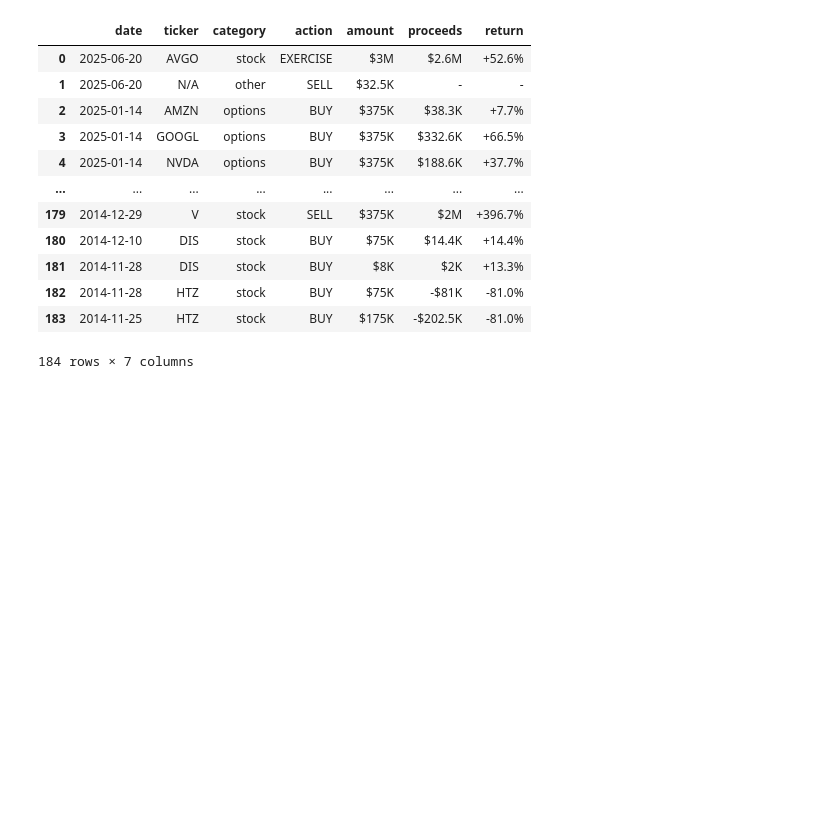
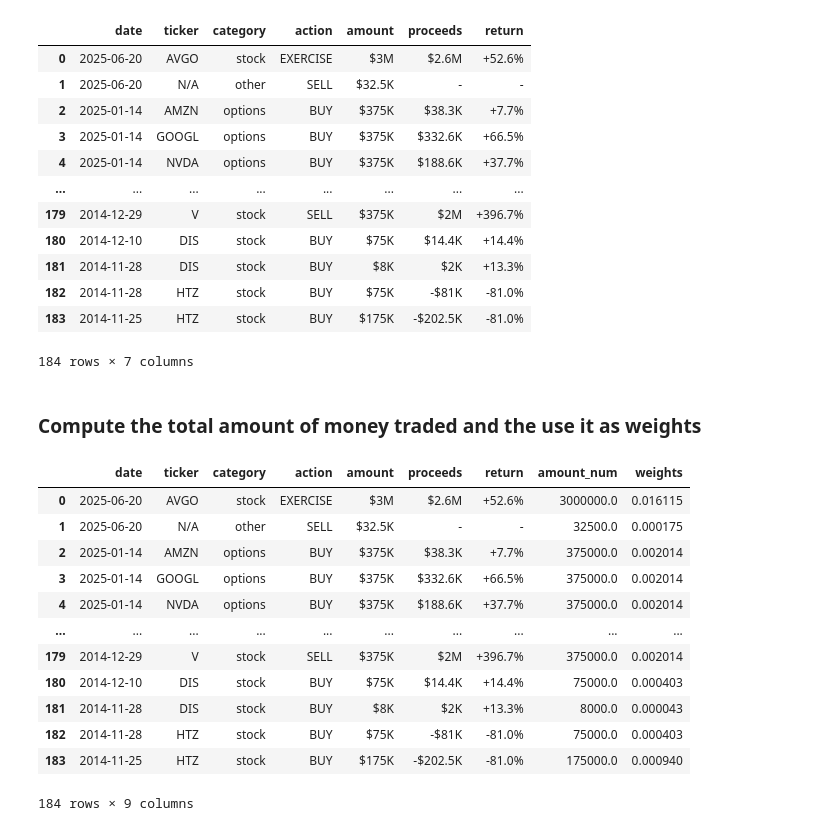
Before and after one commit to bendervi/nancy, a Jupyter notebook: data_analysis.ipynb, the cells around one changed output. Cells and saved outputs as stored; diff of their text form; code cells hidden in the pictures; blank space fills up the shorter version.

```diff
--- a/data_analysis.ipynb
+++ b/data_analysis.ipynb
@@ -210,3 +210,35 @@ df
 | 182 | 2014-11-28 | HTZ | stock | BUY | $75K | -$81K | -81.0% |
 | 183 | 2014-11-25 | HTZ | stock | BUY | $175K | -$202.5K | -81.0% |
 184 rows × 7 columns
+# %% [markdown]
+### Compute the total amount of money traded and the use it as weights
+# %%
+def money_to_number(x):
+    if x in ["-", None, ""]:
+        return 0
+    x = x.replace("$", "")
+    if "M" in x:
+        return float(x.replace("M", "")) * 1_000_000
+    if "K" in x:
+        return float(x.replace("K", "")) * 1_000
+    return float(x)
+
+df["amount_num"] = df["amount"].apply(money_to_number)
+
+df['weights'] = df['amount_num'] / df['amount_num'].sum()
+
+df
+# %% [output]
+|  | date | ticker | category | action | amount | proceeds | return | amount_num | weights |
+| 0 | 2025-06-20 | AVGO | stock | EXERCISE | $3M | $2.6M | +52.6% | 3000000.0 | 0.016115 |
+| 1 | 2025-06-20 | N/A | other | SELL | $32.5K | - | - | 32500.0 | 0.000175 |
+| 2 | 2025-01-14 | AMZN | options | BUY | $375K | $38.3K | +7.7% | 375000.0 | 0.002014 |
+| 3 | 2025-01-14 | GOOGL | options | BUY | $375K | $332.6K | +66.5% | 375000.0 | 0.002014 |
+| 4 | 2025-01-14 | NVDA | options | BUY | $375K | $188.6K | +37.7% | 375000.0 | 0.002014 |
+| ... | ... | ... | ... | ... | ... | ... | ... | ... | ... |
+| 179 | 2014-12-29 | V | stock | SELL | $375K | $2M | +396.7% | 375000.0 | 0.002014 |
+| 180 | 2014-12-10 | DIS | stock | BUY | $75K | $14.4K | +14.4% | 75000.0 | 0.000403 |
+| 181 | 2014-11-28 | DIS | stock | BUY | $8K | $2K | +13.3% | 8000.0 | 0.000043 |
+| 182 | 2014-11-28 | HTZ | stock | BUY | $75K | -$81K | -81.0% | 75000.0 | 0.000403 |
+| 183 | 2014-11-25 | HTZ | stock | BUY | $175K | -$202.5K | -81.0% | 175000.0 | 0.000940 |
+184 rows × 9 columns
```
